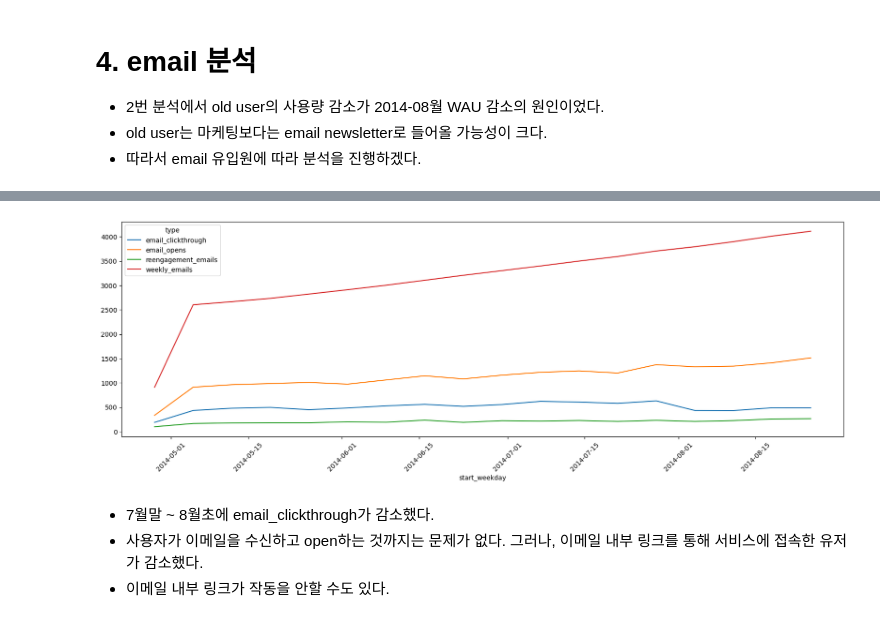
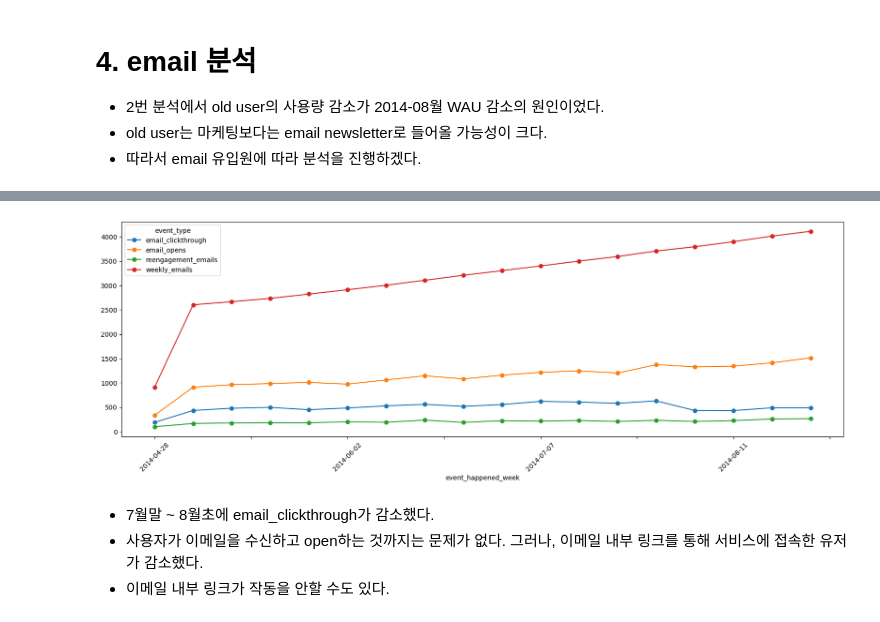
Before and after one commit to JeeyeonKim00/TIL, a Jupyter notebook: 데이터리안/01_UserEngagement하락분석/1_ User_Engagement_하락의_분석.ipynb, the cells around one changed output, grey strips where cells are left out. Saved outputs shown, nothing was run; the diff lists cells and outputs as text; code cells hidden in the pictures.

```diff
--- a/데이터리안/01_UserEngagement하락분석/1_ User_Engagement_하락의_분석.ipynb
+++ b/데이터리안/01_UserEngagement하락분석/1_ User_Engagement_하락의_분석.ipynb
@@ -671,13 +527,16 @@ plt.show()
 - old user는 마케팅보다는 email newsletter로 들어올 가능성이 크다.
 - 따라서 email 유입원에 따라 분석을 진행하겠다.
 # %%
-query = " SELECT *, CASE WHEN action = 'sent_weekly_digest' THEN 'weekly_emails' \
+query = " SELECT type, event_happened_week, COUNT(DISTINCT user_id) as user_cnt \
+            FROM (SELECT *, CASE WHEN action = 'sent_weekly_digest' THEN 'weekly_emails' \
                         WHEN action = 'email_open' THEN 'email_opens' \
                         WHEN action = 'email_clickthrough' THEN 'email_clickthrough' \
                         WHEN action  = 'sent_reengagement_email' THEN 'reengagement_emails' \
-                    ELSE 'NONE' END AS type \
-            FROM emails "
+                    ELSE 'NONE' END AS type, \
+                DATE_SUB(DATE_FORMAT(occurred_at, '%Y-%m-%d') , INTERVAL WEEKDAY(occurred_at) DAY ) 'event_happened_week'\
+            FROM emails)A \
+            GROUP BY type, event_happened_week"
 
-df = execute_query(connection, query)
-df.head()
+df = pd.read_sql(query,connection)
+df
 # %% [output]
@@ -690,5 +555,0 @@ df.head()
-# %%
-df['occurred_at'] = pd.to_datetime(df['occurred_at'], format = '%Y-%m-%d %H:%M:%S')
-df['occurred_at'] = df['occurred_at'].dt.date
-df['start_weekday'] = df['occurred_at'] - pd.to_timedelta(df['occurred_at'].apply(lambda x: x.weekday()),unit='D')
-df
@@ -749,0 +556,3 @@ group_pivot_df
+# %%
+pivot_df = df.pivot(index='event_happened_week', columns='type', values='user_cnt')
+pivot_df
@@ -750,9 +578,10 @@ group_pivot_df
 # %%
-group_pivot_df.plot(figsize=(20,6))
+pivot_df.plot(figsize=(20,6), marker = 'o')
+plt.legend(title='event_type')
 plt.xticks(rotation=45)
 plt.show()
 # %% [output]
-[figure, old version]
+[figure, new version]
 # %% [markdown]
 - 7월말 ~ 8월초에 email_clickthrough가 감소했다.
 - 사용자가 이메일을 수신하고 open하는 것까지는 문제가 없다. 그러나, 이메일 내부 링크를 통해 서비스에 접속한 유저가 감소했다.
```
Also changed, not shown: parts of 59 cells of this notebook.
